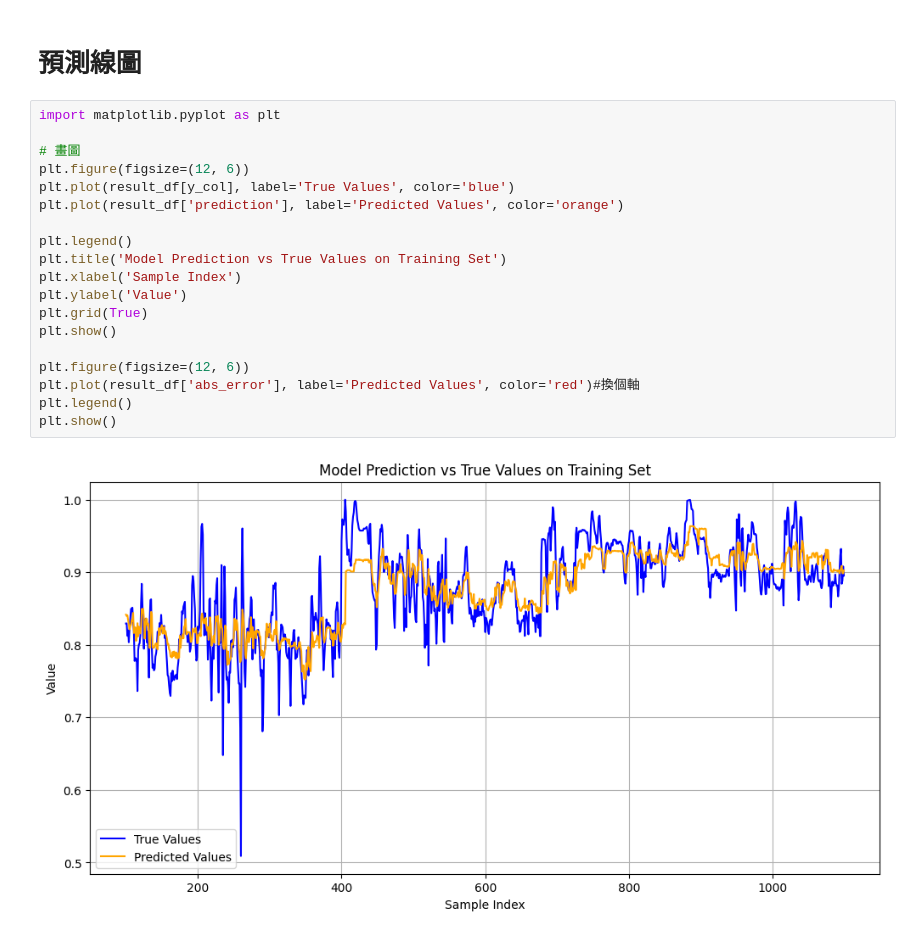
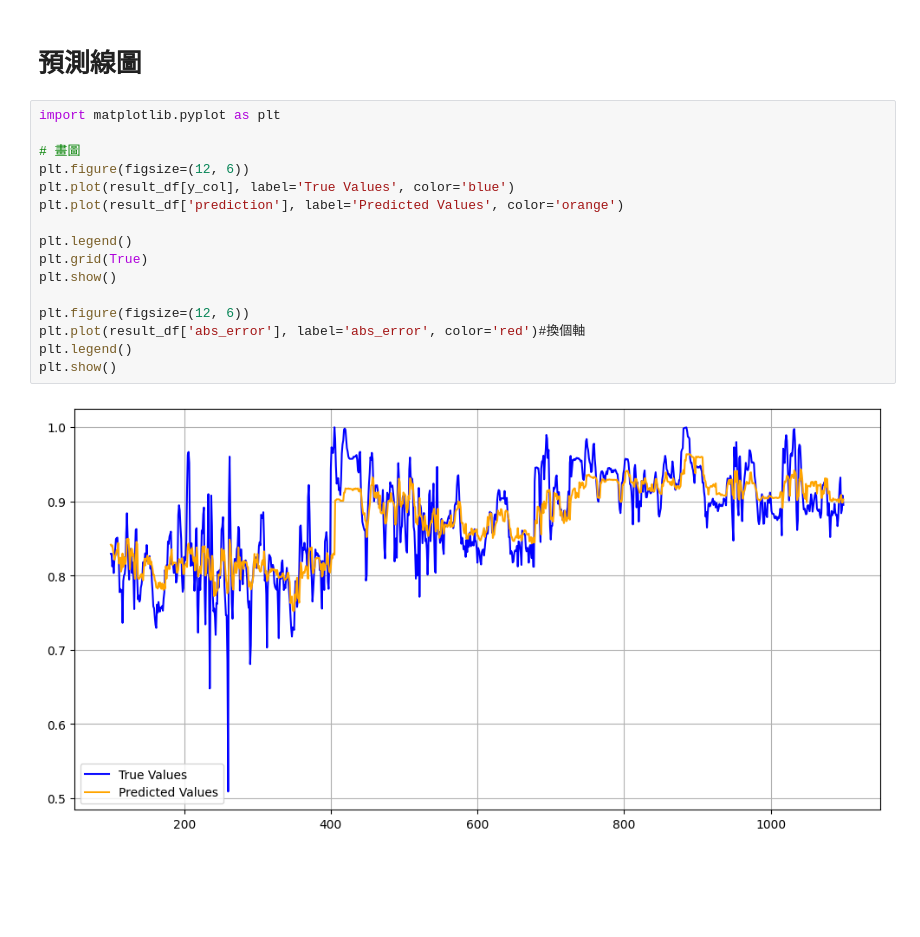
Before and after one commit to skywalker0803r/CFB, a Jupyter notebook: 滾動式預測y2.ipynb, the cells around one changed output. Drawn from its saved outputs; the diff is of its cells as text; blank space fills up the shorter version.

```diff
--- a/滾動式預測y2.ipynb
+++ b/滾動式預測y2.ipynb
@@ -221,21 +221,18 @@ df_metrics
 # %%
 import matplotlib.pyplot as plt
 
 # 畫圖
 plt.figure(figsize=(12, 6))
 plt.plot(result_df[y_col], label='True Values', color='blue')
 plt.plot(result_df['prediction'], label='Predicted Values', color='orange')
 
 plt.legend()
-plt.title('Model Prediction vs True Values on Training Set')
-plt.xlabel('Sample Index')
-plt.ylabel('Value')
 plt.grid(True)
 plt.show()
 
 plt.figure(figsize=(12, 6))
-plt.plot(result_df['abs_error'], label='Predicted Values', color='red')#換個軸
+plt.plot(result_df['abs_error'], label='abs_error', color='red')#換個軸
 plt.legend()
 plt.show()
 # %% [output]
-[figure, old version]
+[figure, new version]
```
Also changed, not shown: parts of 1 cell of this notebook.
